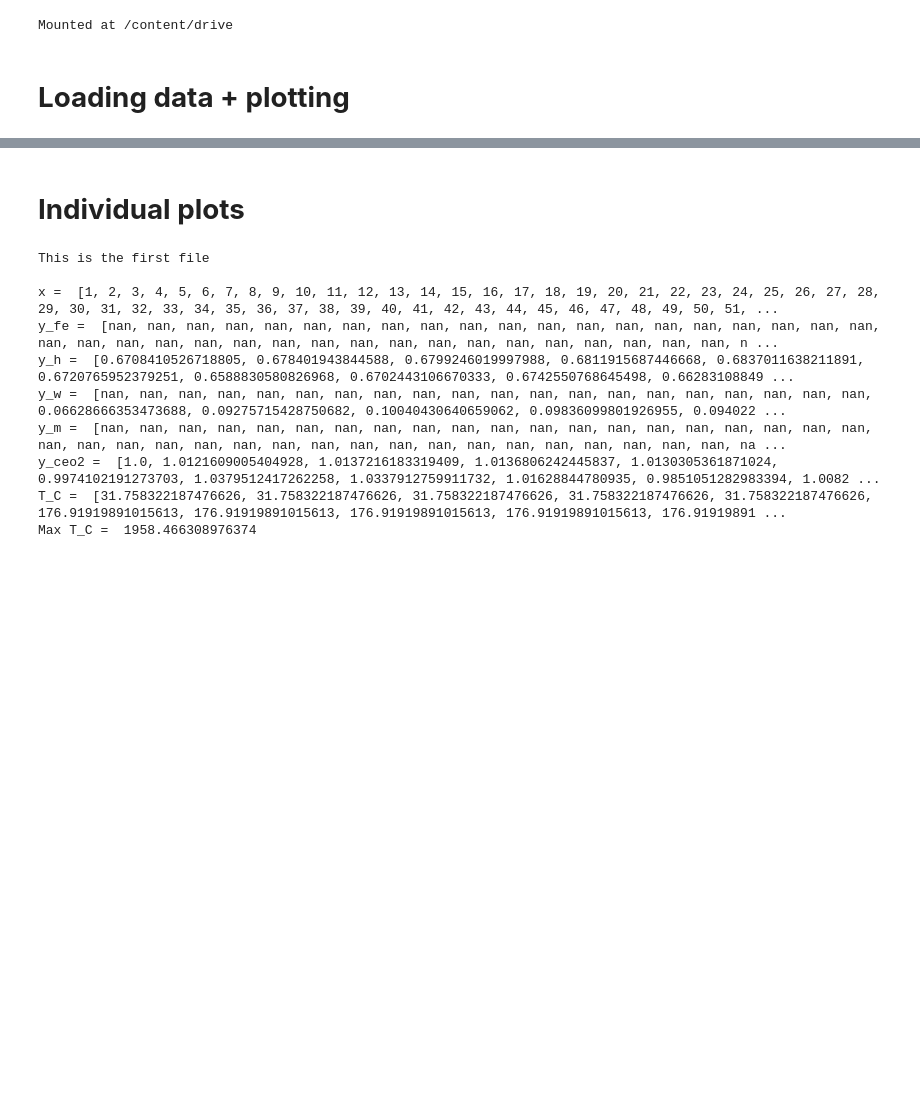
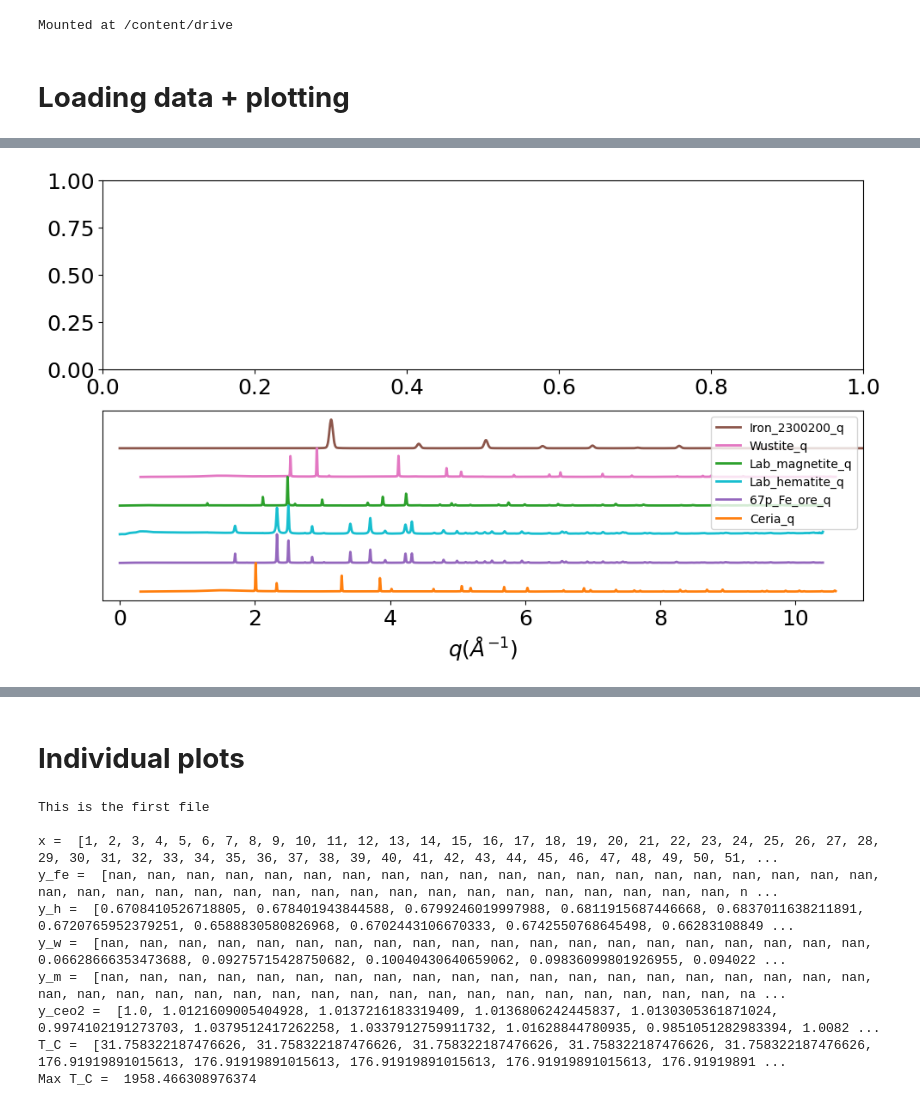
Before and after one commit to lmoghimi/personal-processing, a Jupyter notebook: post_beamline_analysis.ipynb, the cells around one changed output, grey strips where cells are left out. Drawn from its saved outputs; the diff is of its cells as text; code cells hidden in the pictures; blank space fills up the shorter version.

Commit message:
updated to generate movies for a series of scans from the same experiment

```diff
--- a/post_beamline_analysis.ipynb
+++ b/post_beamline_analysis.ipynb
@@ -164,7 +164,7 @@ data_series_type = ['in-situ','depth'] #0 or 1
 response = data_series_type[0] #!#!#!#!#!#!#!#!#!# (this only affects the plot labeling)
 print('response =', response)
 
-run_folder = 'run105_Ar_blue_Tcalib' #!#!#!#!#!#!#!#!#!# in which "run" folder is the data located?
+run_folder = 'run111_vacuum_blue_Tcalib' #!#!#!#!#!#!#!#!#!# in which "run" folder is the data located?
 run_path = os.path.join(userdir, 'tiff_base', run_folder, 'integration')
 print('run_path = ', run_path)
 
@@ -172,7 +172,7 @@ print('run_path = ', run_path)
 ###################### parsing the filename
 #filelist = glob.glob(run_path + '/run106_hematite_H2_blue_lowPower_20240623-205741_85c755_ss_stg2_y_*') #the common file name amongst all the "before" depth scans
 #filelist = glob.glob(run_path + '/run105_Ar_blue_Tcalib_20240623-200639_fc2f22_*') #!#!#!#!#!#!#!#!#!# the common file name amongst all the in-situ scans
-filelist = glob.glob(run_path + '/run105_Ar_blue_Tcalib_20240623-200639_fc2f22_*')
+filelist = glob.glob(run_path + '/run111_vacuum_blue_Tcalib_20240623-225200_e72c11_*')
 # print(filelist)
 filedict = {}
 
@@ -215,7 +215,7 @@ for iv, timestamp in enumerate(timestamps): #this section loads the selected fil
 
 ##### convert raw data_save_all into numpy array ######
 raw_data_save_all = np.array(raw_data_save_all)
-print('shape of array is: ', raw_data_save_all.shape)
+print('shape of raw_data_save_all array is: ', raw_data_save_all.shape)
 
 #print(save_depth)
 save_depth = np.array(save_depth)
@@ -234,2 +234,93 @@ shape of array is:  (175, 3000, 2)
 []
 (0,)
+# %%
+#@title Save frames to generate movie
+from time import localtime, strftime
+
+#### inputs #####
+#print('number of files = ', len(filedict))
+print('number of files = ', raw_data_save_all.shape[0])
+
+now = strftime("%Y-%m-%d_%H%M%S", localtime()) #note: this is expressed in UTC time
+frame_folder = run_folder + '_' + now #!#!#!#!#!#!#! input desired folder name for the frames
+#frame_folder = run_folder + depthscan
+
+print(timestamps)
+#
+# primary_num = int((x) for x in primary_num)
+# print(primary_num)
+# filename = filedict[timestamp]
+
+#### in this section, plot each frame, then save it  ####
+#print(timestamps) #timestamps and raw_data_save_all.shape should be equivalent ways of defining the number of frames for the movie!
+frames = np.linspace(1, raw_data_save_all.shape[0], raw_data_save_all.shape[0]) #generate vector of n values from 1 to n
+frames = [int(x) for x in frames]
+print('frames=',frames)
+
+figsize = (10, 6)
+fs = 18
+
+Imax = 1 #initialize the maximum intensity seen
+
+# print(timestamps[0])
+# print(timestamps[174])
+
+for frame in frames: #finding the max intensity for the dataset
+    #primary_num = int(timestamps[frame-1].split('-')[-1]) # convert timestamp string to number
+    #print('frame=',frame)
+    rawdata = raw_data_save_all[frame-1, :, :]
+    q = rawdata[:, 0]
+    I = rawdata[:, 1]
+    if max(I) > Imax:
+        Imax = max(I)
+
+
+fig, ax = plt.subplots(2, figsize=figsize, tight_layout=True)
+ax[1].set_xlabel(r'$q  ({\AA}^{-1})$', fontsize=fs)
+ax[1].set_yticks([])
+ax[1].tick_params(labelsize=fs)
+ax[1].set_xlim([-.25,11])
+
+
+ref_phases = ['Iron_2300200_q', 'Wustite_q','Lab_magnetite_q','Lab_hematite_q','67p_Fe_ore_q','Ceria_q']
+color_ref_phases = [lincol_fe, lincol_w, lincol_m, lincol_h, lincol_h_ore, lincol_ceo2]
+ref_shift_y = -1
+for i_phase, ref_phase in enumerate(ref_phases):
+    reffile = os.path.join(userdir, 'userScripts', 'xrd_profiles', ref_phase + '.txt')
+    refdata = np.loadtxt(reffile)
+    q_ref = refdata[:, 0]
+    I_ref = refdata[:, 1]
+    I_ref = I_ref - I_ref.min() #"baselining" the data
+    I_ref = I_ref/(I_ref.max())  + ref_shift_y*(i_phase + 1) -5
+    ax[1].plot(q_ref, I_ref, label= ref_phase, linewidth= lw, color= color_ref_phases[i_phase])
+plt.legend(loc='upper right')
+
+for frame in frames:
+    rawdata = raw_data_save_all[frame-1, :, :]
+    q = rawdata[:, 0]
+    I = rawdata[:, 1]
+
+    #print('Saving frame...!',frame,'/',raw_data_save_all.shape[0])
+    fname_typ = frame_folder + '_' + str(frame) +'.png'
+    save_loc = os.path.join(userdir, 'userAnalysis', 'movies_insitu', frame_folder)
+    # delete????? if not os.path.isdir(save_loc):
+
+    #fig, ax = plt.subplots(figsize=figsize, tight_layout=True)
+    ax[0].set_title(run_folder +'_' + str(frame), fontsize=fs)
+    ax[0].set_xlim([-.25,11])
+    ax[0].set_xticks([])
+    ax[0].set_ylim([-.25,Imax])
+    ax[0].set_ylabel(r'$I$', fontsize=fs)
+    ax[0].tick_params(labelsize=fs)
+    my_data = ax[0].plot(q, I, linewidth = lw,color='tab:cyan')
+    os.makedirs(save_loc, exist_ok=True)
+
+    plt.savefig(os.path.join(save_loc, fname_typ))
+    ax[0].clear()
+    #plt.clf()
+    # my_data.remove()
+    # del my_data
+
+#ax.plot(q,I)
+print('Done generating frames!')
+# %% [output]
@@ -235,0 +331 @@ shape of array is:  (175, 3000, 2)
+[figure, added]
```
Also changed, not shown: parts of 4 cells of this notebook.
